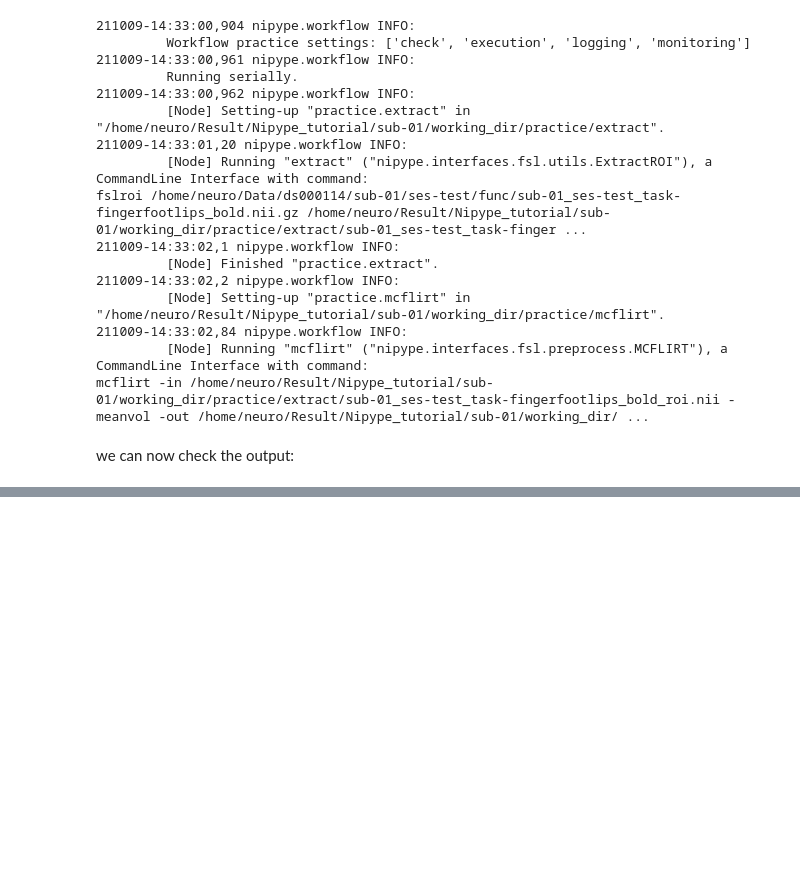
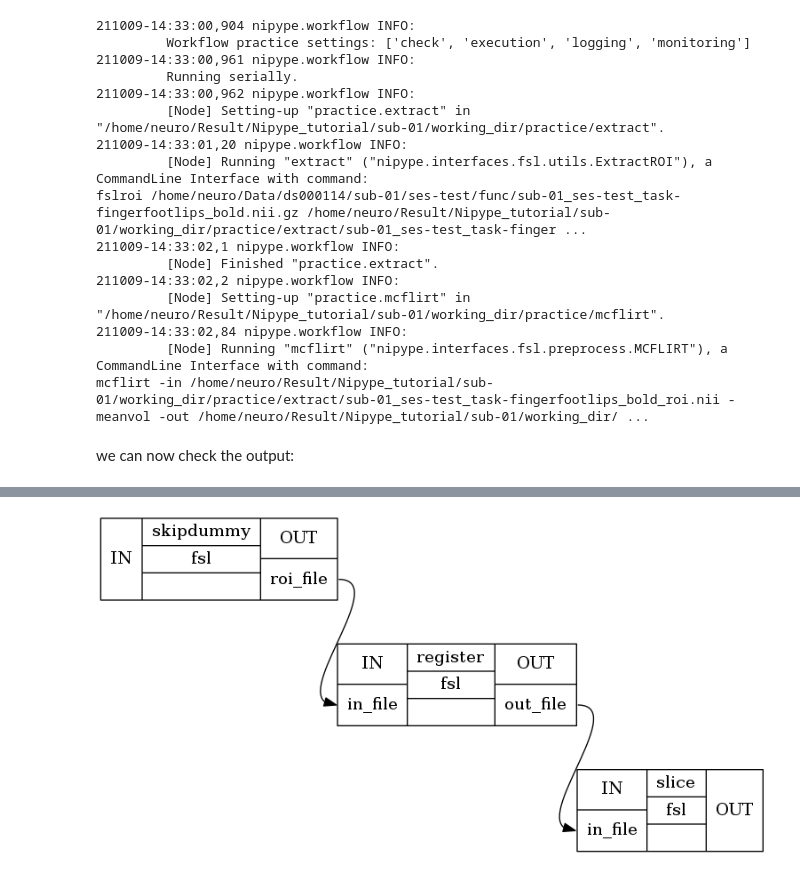
Before and after one commit to siyunb/Mount_Code, a Jupyter notebook: Nipype_tutorial/notebooks/basic_workflow.ipynb, the cells around one changed output, grey strips where cells are left out. Cells and saved outputs as stored; diff of their text form; code cells hidden in the pictures; blank space fills up the shorter version.

```diff
--- a/Nipype_tutorial/notebooks/basic_workflow.ipynb
+++ b/Nipype_tutorial/notebooks/basic_workflow.ipynb
@@ -611,0 +632,9 @@ we can now check the output:
+# %%
+wf_ex1 = Workflow(name='Exercise1', base_dir='/home/neuro/Result/Nipype_tutorial/working_dir')
+wf_ex1.connect([(Extract_Node, MC_Node, [('roi_file', 'in_file')]),
+                (MC_Node, Slice_Node, [('out_file', 'in_file')])])
+Extract_Node.inputs.in_file = example
+# %%
+wf_ex1.write_graph(graph2use='flat')
+Image(filename='/home/neuro/Result/Nipype_tutorial/working_dir/Exercise1/graph_detailed.png')
+# %% [output]
@@ -611,0 +643 @@ we can now check the output:
+[figure, added]
```
Also changed, not shown: parts of 9 cells of this notebook, 4 other files.
